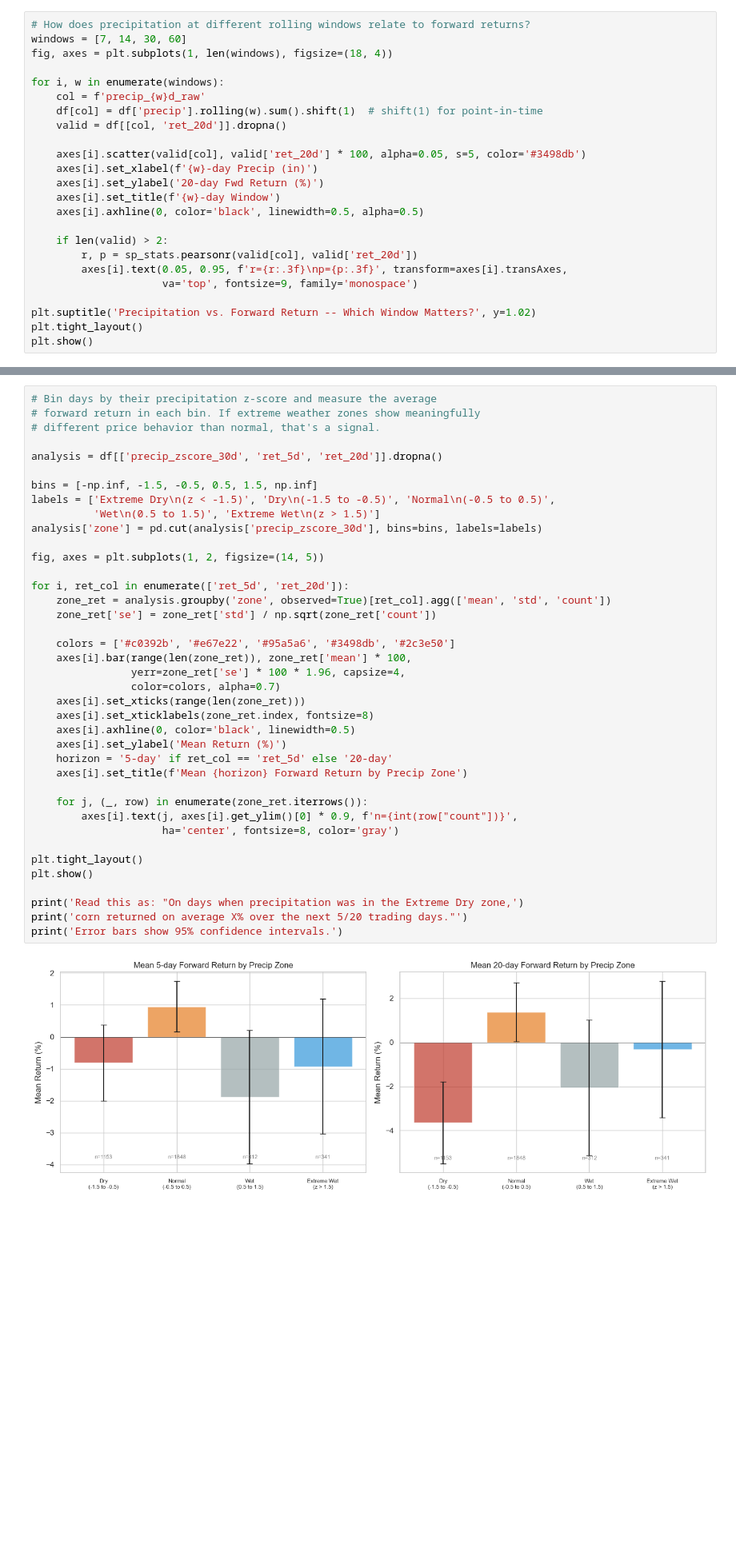
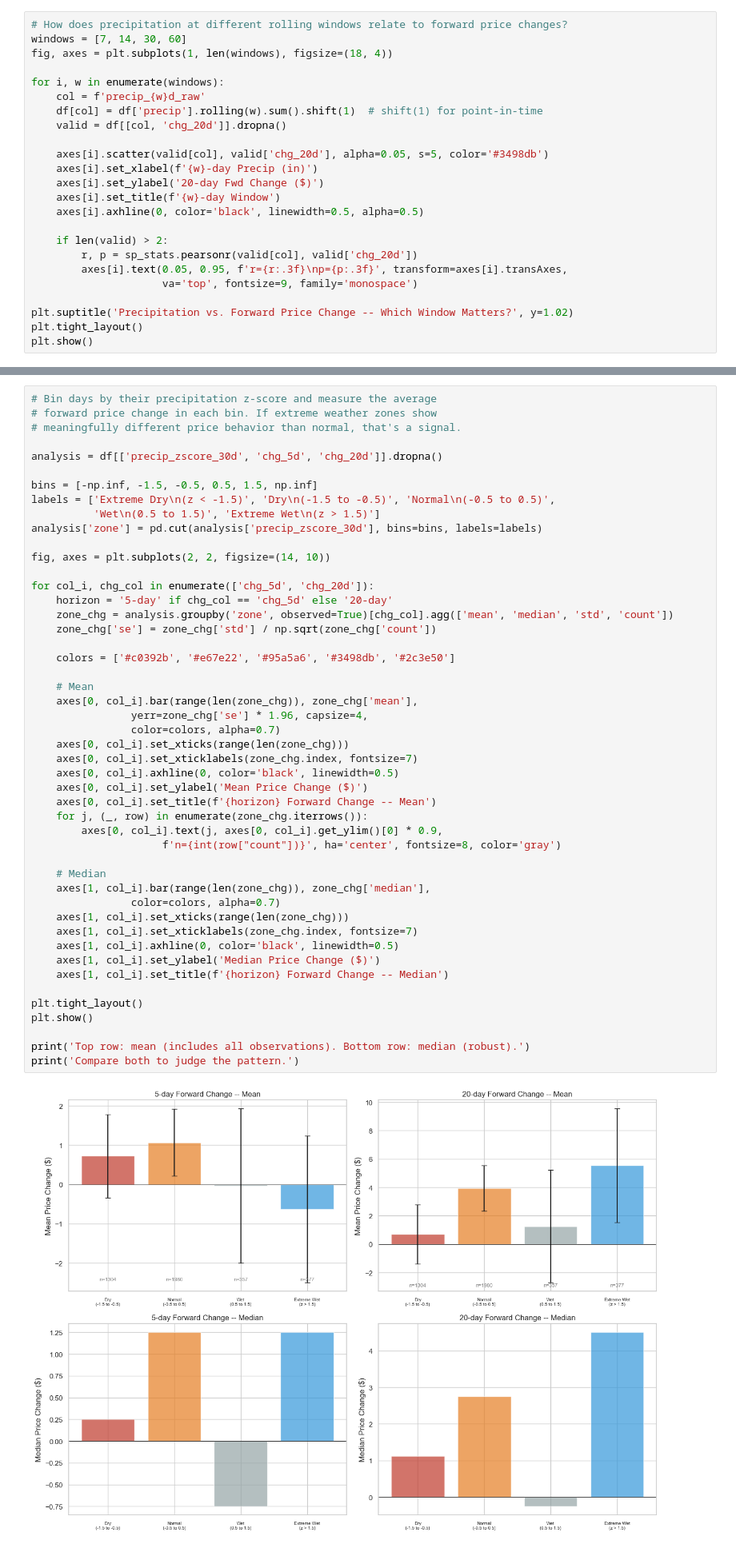
Before and after one commit to sa000/crop_prediction, a Jupyter notebook: eda/strategy_discovery.ipynb, the cells around one changed output, grey strips where cells are left out. Shown at 80% size. Saved outputs shown, nothing was run; the diff lists cells and outputs as text; blank space fills up the shorter version.

```diff
--- a/eda/strategy_discovery.ipynb
+++ b/eda/strategy_discovery.ipynb
@@ -296,27 +291,27 @@ Do they move together? A visual check before running any statistics. We overlay
 30-day cumulative precipitation on the price chart to see if there's any visible
 co-movement or if price spikes coincide with weather extremes.
 # %%
-# How does precipitation at different rolling windows relate to forward returns?
+# How does precipitation at different rolling windows relate to forward price changes?
 windows = [7, 14, 30, 60]
 fig, axes = plt.subplots(1, len(windows), figsize=(18, 4))
 
 for i, w in enumerate(windows):
     col = f'precip_{w}d_raw'
     df[col] = df['precip'].rolling(w).sum().shift(1)  # shift(1) for point-in-time
-    valid = df[[col, 'ret_20d']].dropna()
+    valid = df[[col, 'chg_20d']].dropna()
 
-    axes[i].scatter(valid[col], valid['ret_20d'] * 100, alpha=0.05, s=5, color='#3498db')
+    axes[i].scatter(valid[col], valid['chg_20d'], alpha=0.05, s=5, color='#3498db')
     axes[i].set_xlabel(f'{w}-day Precip (in)')
-    axes[i].set_ylabel('20-day Fwd Return (%)')
+    axes[i].set_ylabel('20-day Fwd Change ($)')
     axes[i].set_title(f'{w}-day Window')
     axes[i].axhline(0, color='black', linewidth=0.5, alpha=0.5)
 
     if len(valid) > 2:
-        r, p = sp_stats.pearsonr(valid[col], valid['ret_20d'])
+        r, p = sp_stats.pearsonr(valid[col], valid['chg_20d'])
         axes[i].text(0.05, 0.95, f'r={r:.3f}\np={p:.3f}', transform=axes[i].transAxes,
                      va='top', fontsize=9, family='monospace')
 
-plt.suptitle('Precipitation vs. Forward Return -- Which Window Matters?', y=1.02)
+plt.suptitle('Precipitation vs. Forward Price Change -- Which Window Matters?', y=1.02)
 plt.tight_layout()
 plt.show()
 # %% [output]
@@ -490,42 +485,51 @@ This is a key difference between ML model evaluation and trading signal evaluati
   testable and durable. "Feature #47 has p=0.03" is not.
 # %%
 # Bin days by their precipitation z-score and measure the average
-# forward return in each bin. If extreme weather zones show meaningfully
-# different price behavior than normal, that's a signal.
+# forward price change in each bin. If extreme weather zones show
+# meaningfully different price behavior than normal, that's a signal.
 
-analysis = df[['precip_zscore_30d', 'ret_5d', 'ret_20d']].dropna()
+analysis = df[['precip_zscore_30d', 'chg_5d', 'chg_20d']].dropna()
 
 bins = [-np.inf, -1.5, -0.5, 0.5, 1.5, np.inf]
 labels = ['Extreme Dry\n(z < -1.5)', 'Dry\n(-1.5 to -0.5)', 'Normal\n(-0.5 to 0.5)',
           'Wet\n(0.5 to 1.5)', 'Extreme Wet\n(z > 1.5)']
 analysis['zone'] = pd.cut(analysis['precip_zscore_30d'], bins=bins, labels=labels)
 
-fig, axes = plt.subplots(1, 2, figsize=(14, 5))
+fig, axes = plt.subplots(2, 2, figsize=(14, 10))
 
-for i, ret_col in enumerate(['ret_5d', 'ret_20d']):
-    zone_ret = analysis.groupby('zone', observed=True)[ret_col].agg(['mean', 'std', 'count'])
-    zone_ret['se'] = zone_ret['std'] / np.sqrt(zone_ret['count'])
+for col_i, chg_col in enumerate(['chg_5d', 'chg_20d']):
+    horizon = '5-day' if chg_col == 'chg_5d' else '20-day'
+    zone_chg = analysis.groupby('zone', observed=True)[chg_col].agg(['mean', 'median', 'std', 'count'])
+    zone_chg['se'] = zone_chg['std'] / np.sqrt(zone_chg['count'])
 
     colors = ['#c0392b', '#e67e22', '#95a5a6', '#3498db', '#2c3e50']
-    axes[i].bar(range(len(zone_ret)), zone_ret['mean'] * 100,
-                yerr=zone_ret['se'] * 100 * 1.96, capsize=4,
+
+    # Mean
+    axes[0, col_i].bar(range(len(zone_chg)), zone_chg['mean'],
+                yerr=zone_chg['se'] * 1.96, capsize=4,
                 color=colors, alpha=0.7)
-    axes[i].set_xticks(range(len(zone_ret)))
-    axes[i].set_xticklabels(zone_ret.index, fontsize=8)
-    axes[i].axhline(0, color='black', linewidth=0.5)
-    axes[i].set_ylabel('Mean Return (%)')
-    horizon = '5-day' if ret_col == 'ret_5d' else '20-day'
-    axes[i].set_title(f'Mean {horizon} Forward Return by Precip Zone')
+    axes[0, col_i].set_xticks(range(len(zone_chg)))
+    axes[0, col_i].set_xticklabels(zone_chg.index, fontsize=7)
+    axes[0, col_i].axhline(0, color='black', linewidth=0.5)
+    axes[0, col_i].set_ylabel('Mean Price Change ($)')
+    axes[0, col_i].set_title(f'{horizon} Forward Change -- Mean')
+    for j, (_, row) in enumerate(zone_chg.iterrows()):
+        axes[0, col_i].text(j, axes[0, col_i].get_ylim()[0] * 0.9,
+                     f'n={int(row["count"])}', ha='center', fontsize=8, color='gray')
 
-    for j, (_, row) in enumerate(zone_ret.iterrows()):
-        axes[i].text(j, axes[i].get_ylim()[0] * 0.9, f'n={int(row["count"])}',
-                     ha='center', fontsize=8, color='gray')
+    # Median
+    axes[1, col_i].bar(range(len(zone_chg)), zone_chg['median'],
+                color=colors, alpha=0.7)
+    axes[1, col_i].set_xticks(range(len(zone_chg)))
+    axes[1, col_i].set_xticklabels(zone_chg.index, fontsize=7)
+    axes[1, col_i].axhline(0, color='black', linewidth=0.5)
+    axes[1, col_i].set_ylabel('Median Price Change ($)')
+    axes[1, col_i].set_title(f'{horizon} Forward Change -- Median')
 
 plt.tight_layout()
 plt.show()
 
-print('Read this as: "On days when precipitation was in the Extreme Dry zone,')
-print('corn returned on average X% over the next 5/20 trading days."')
-print('Error bars show 95% confidence intervals.')
+print('Top row: mean (includes all observations). Bottom row: median (robust).')
+print('Compare both to judge the pattern.')
 # %% [output]
-[figure, old version]
+[figure, new version]
```
Also changed, not shown: parts of 8 cells of this notebook, 16 other files.
